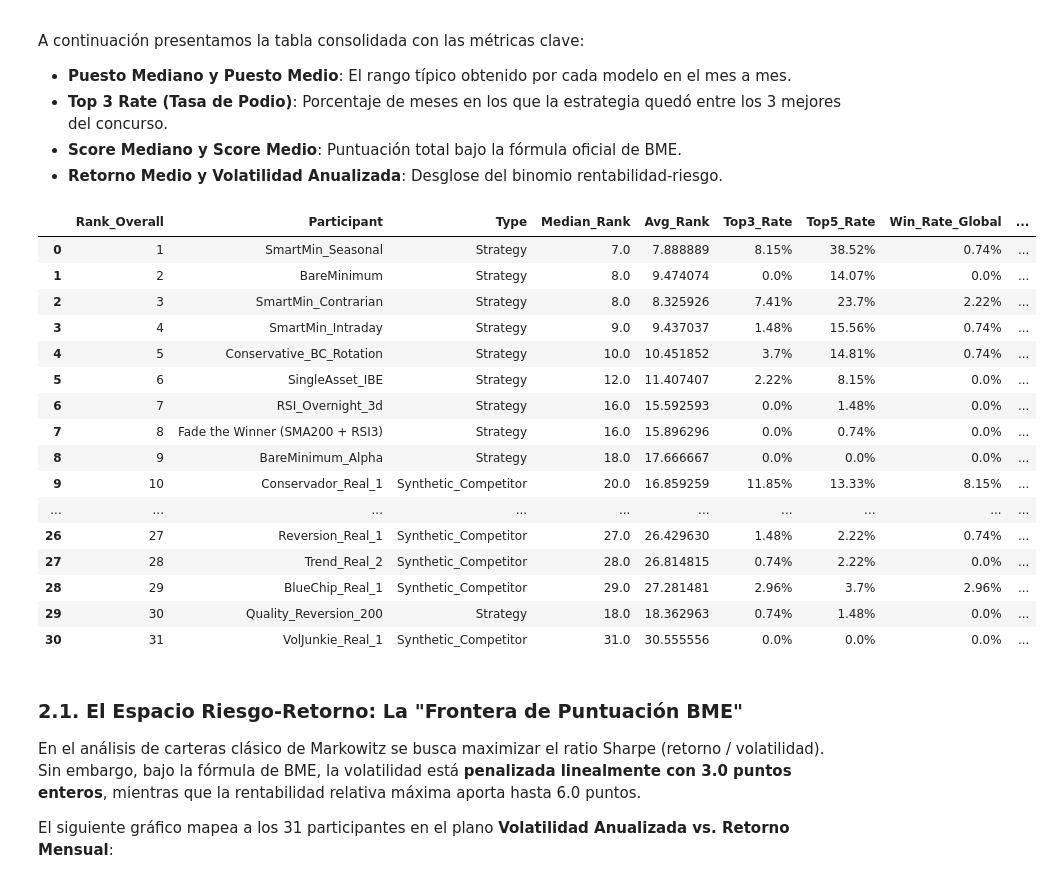
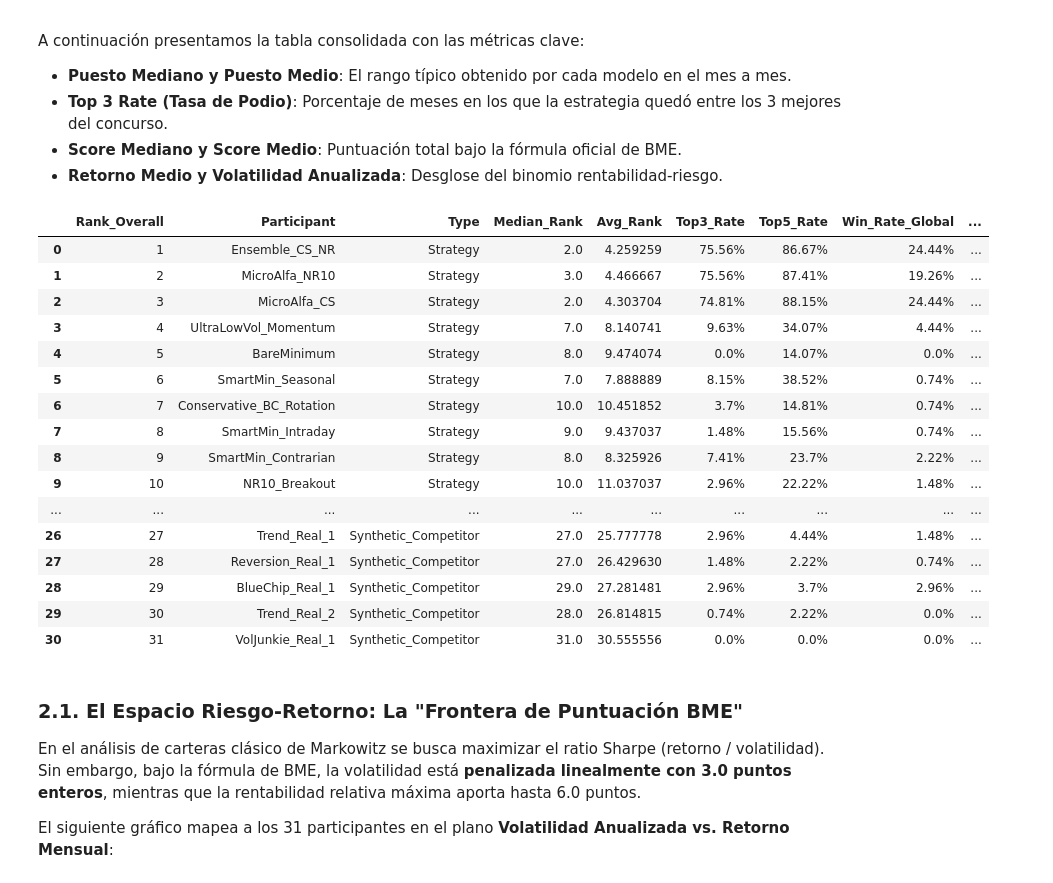
Before and after one commit to AnxoH/bme-contest, a Jupyter notebook: notebooks/06_torneo_maestro_analisis_estrategias.ipynb, the cells around one changed output. Cells and saved outputs as stored; diff of their text form; code cells hidden in the pictures.

Commit message:
fix(notebook): sort leaderboard by Score_Median and handle holiday safeguard in strategies

```diff
--- a/notebooks/06_torneo_maestro_analisis_estrategias.ipynb
+++ b/notebooks/06_torneo_maestro_analisis_estrategias.ipynb
@@ -80,38 +80,41 @@ A continuación presentamos la tabla consolidada con las métricas clave:
 # %%
 cols_view = [
     'Rank_Overall', 'Participant', 'Type', 'Median_Rank', 'Avg_Rank',
     'Top3_Rate', 'Top5_Rate', 'Win_Rate_Global', 'Score_Median', 'Score_Avg',
     'Return_1M_Avg', 'Vol_Ann_Avg', 'Qualification_Rate'
 ]
 
-display_df = df_summary[cols_view].copy()
+# Ordenamos por Puntuación Mediana Oficial BME (la métrica robusta de competición)
+display_df = df_summary.sort_values(['Score_Median', 'Score_Avg'], ascending=[False, False])[cols_view].copy().reset_index(drop=True)
+display_df['Rank_Overall'] = range(1, len(display_df) + 1)
+
 display_df['Top3_Rate'] = (display_df['Top3_Rate'] * 100).round(2).astype(str) + '%'
 display_df['Top5_Rate'] = (display_df['Top5_Rate'] * 100).round(2).astype(str) + '%'
 display_df['Win_Rate_Global'] = (display_df['Win_Rate_Global'] * 100).round(2).astype(str) + '%'
 display_df['Return_1M_Avg'] = (display_df['Return_1M_Avg'] * 100).round(2).astype(str) + '%'
 display_df['Vol_Ann_Avg'] = (display_df['Vol_Ann_Avg'] * 100).round(2).astype(str) + '%'
 display_df['Qualification_Rate'] = (display_df['Qualification_Rate'] * 100).round(1).astype(str) + '%'
 
-# Mostramos las 31 estrategias participantes
+# Mostramos las 31 estrategias participantes ordenadas por puntuación competitiva
 pd.set_option('display.max_rows', 35)
 display_df
 # %% [output]
 |  | Rank_Overall | Participant | Type | Median_Rank | Avg_Rank | Top3_Rate | Top5_Rate | Win_Rate_Global | ... |
-| 0 | 1 | SmartMin_Seasonal | Strategy | 7.0 | 7.888889 | 8.15% | 38.52% | 0.74% | ... |
-| 1 | 2 | BareMinimum | Strategy | 8.0 | 9.474074 | 0.0% | 14.07% | 0.0% | ... |
-| 2 | 3 | SmartMin_Contrarian | Strategy | 8.0 | 8.325926 | 7.41% | 23.7% | 2.22% | ... |
-| 3 | 4 | SmartMin_Intraday | Strategy | 9.0 | 9.437037 | 1.48% | 15.56% | 0.74% | ... |
-| 4 | 5 | Conservative_BC_Rotation | Strategy | 10.0 | 10.451852 | 3.7% | 14.81% | 0.74% | ... |
-| 5 | 6 | SingleAsset_IBE | Strategy | 12.0 | 11.407407 | 2.22% | 8.15% | 0.0% | ... |
-| 6 | 7 | RSI_Overnight_3d | Strategy | 16.0 | 15.592593 | 0.0% | 1.48% | 0.0% | ... |
-| 7 | 8 | Fade the Winner (SMA200 + RSI3) | Strategy | 16.0 | 15.896296 | 0.0% | 0.74% | 0.0% | ... |
-| 8 | 9 | BareMinimum_Alpha | Strategy | 18.0 | 17.666667 | 0.0% | 0.0% | 0.0% | ... |
-| 9 | 10 | Conservador_Real_1 | Synthetic_Competitor | 20.0 | 16.859259 | 11.85% | 13.33% | 8.15% | ... |
+| 0 | 1 | Ensemble_CS_NR | Strategy | 2.0 | 4.259259 | 75.56% | 86.67% | 24.44% | ... |
+| 1 | 2 | MicroAlfa_NR10 | Strategy | 3.0 | 4.466667 | 75.56% | 87.41% | 19.26% | ... |
+| 2 | 3 | MicroAlfa_CS | Strategy | 2.0 | 4.303704 | 74.81% | 88.15% | 24.44% | ... |
+| 3 | 4 | UltraLowVol_Momentum | Strategy | 7.0 | 8.140741 | 9.63% | 34.07% | 4.44% | ... |
+| 4 | 5 | BareMinimum | Strategy | 8.0 | 9.474074 | 0.0% | 14.07% | 0.0% | ... |
+| 5 | 6 | SmartMin_Seasonal | Strategy | 7.0 | 7.888889 | 8.15% | 38.52% | 0.74% | ... |
+| 6 | 7 | Conservative_BC_Rotation | Strategy | 10.0 | 10.451852 | 3.7% | 14.81% | 0.74% | ... |
+| 7 | 8 | SmartMin_Intraday | Strategy | 9.0 | 9.437037 | 1.48% | 15.56% | 0.74% | ... |
+| 8 | 9 | SmartMin_Contrarian | Strategy | 8.0 | 8.325926 | 7.41% | 23.7% | 2.22% | ... |
+| 9 | 10 | NR10_Breakout | Strategy | 10.0 | 11.037037 | 2.96% | 22.22% | 1.48% | ... |
 | ... | ... | ... | ... | ... | ... | ... | ... | ... | ... |
-| 26 | 27 | Reversion_Real_1 | Synthetic_Competitor | 27.0 | 26.429630 | 1.48% | 2.22% | 0.74% | ... |
-| 27 | 28 | Trend_Real_2 | Synthetic_Competitor | 28.0 | 26.814815 | 0.74% | 2.22% | 0.0% | ... |
+| 26 | 27 | Trend_Real_1 | Synthetic_Competitor | 27.0 | 25.777778 | 2.96% | 4.44% | 1.48% | ... |
+| 27 | 28 | Reversion_Real_1 | Synthetic_Competitor | 27.0 | 26.429630 | 1.48% | 2.22% | 0.74% | ... |
 | 28 | 29 | BlueChip_Real_1 | Synthetic_Competitor | 29.0 | 27.281481 | 2.96% | 3.7% | 2.96% | ... |
-| 29 | 30 | Quality_Reversion_200 | Strategy | 18.0 | 18.362963 | 0.74% | 1.48% | 0.0% | ... |
+| 29 | 30 | Trend_Real_2 | Synthetic_Competitor | 28.0 | 26.814815 | 0.74% | 2.22% | 0.0% | ... |
 | 30 | 31 | VolJunkie_Real_1 | Synthetic_Competitor | 31.0 | 30.555556 | 0.0% | 0.0% | 0.0% | ... |
 # %% [markdown]
 ### 2.1. El Espacio Riesgo-Retorno: La "Frontera de Puntuación BME"
```
Also changed, not shown: 5 other files.
